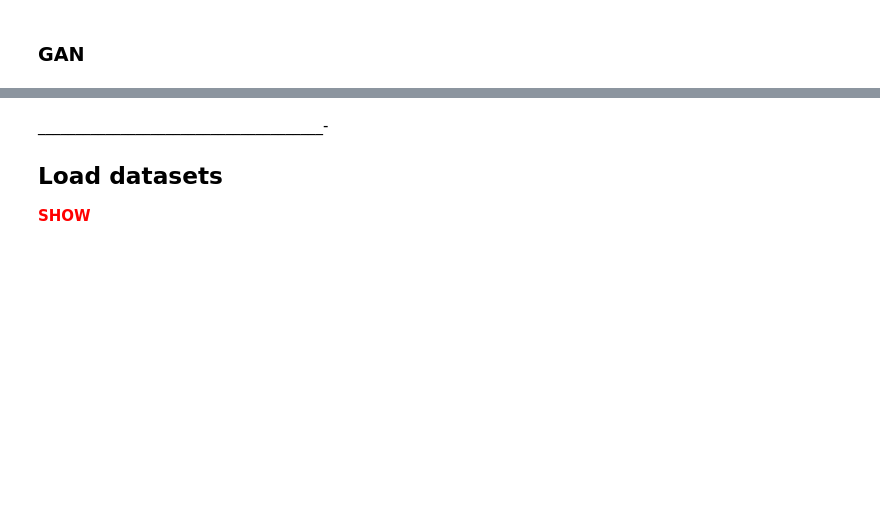
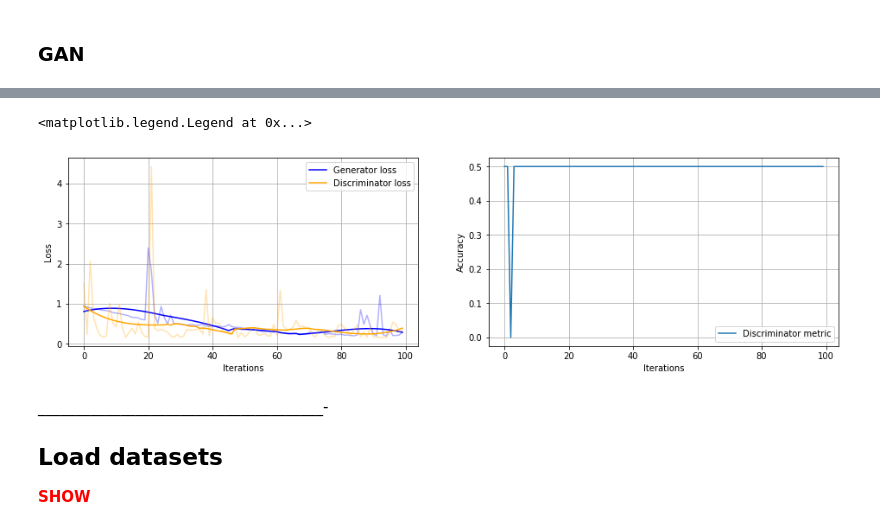
Before and after one commit to pkicsiny/ADL4CV_project, a Jupyter notebook: Unet-GAN.ipynb, the cells around one changed output, grey strips where cells are left out. Drawn from its saved outputs; the diff is of its cells as text; code cells hidden in the pictures; blank space fills up the shorter version.

```diff
--- a/Unet-GAN.ipynb
+++ b/Unet-GAN.ipynb
@@ -345,4 +376,4 @@ class GAN():
 # %%
-gan= GAN(dual=False, augment=True)
+gan= GAN(dual=False, augment=False, past=1, g_dropout=0.1, d_dropout=0.3, batchnorm=True, obj=1, bce_s=0)
 gan.combined.loss
 # %% [output]
@@ -350,3 +385,3 @@ gan.combined.loss
 # %%
-gan.train(epochs=10,dataset="5min", d_epochs=1, batch_size=64)
+gan.train(epochs=100,dataset="5min", d_epochs=1, batch_size=64, overfit=True)
 # %% [output]
@@ -370,23 +405,27 @@ Shape of test truth:  (1000, 64, 64, 1)
 # %%
 f = plt.figure(figsize=(16,4))
 ax = f.add_subplot(121)
 ax2 = f.add_subplot(122)
 
 g_labels = ["Generator loss"]+gan.combined.loss
 #loop over gen loss components
-for curve in range(np.shape(gan.log["g_loss"])[-1]):
-    ax.plot(np.array(gan.log["g_loss"])[:,curve] ,label=g_labels[curve])
-ax.plot(gan.log["d_loss"],label="Discriminator loss")
+#for curve in range(np.shape(gan.log["g_loss"])[-1]):
+ax.plot(np.array(gan.log["g_loss"])[:,0] , alpha=0.3, c="b")
+ax.plot(src.smooth(np.array(gan.log["g_loss"])[:,0]) ,label=g_labels[0], c="b")
+ax.plot(gan.log["d_loss"], alpha=0.3, c="orange")
+ax.plot(src.smooth(gan.log["d_loss"]),label="Discriminator loss", c="orange")
 ax.grid()
 ax.set_xlabel("Iterations")
 ax.set_ylabel("Loss")
 ax.legend(loc="best")
 
-ax2.plot(gan.log["g_metric"],label="Generator metric")
 ax2.plot(gan.log["d_metric"],label="Discriminator metric")
 ax2.grid()
 ax2.set_xlabel("Iterations")
 ax2.set_ylabel("Accuracy")
 ax2.legend(loc="best")
 
-plt.show()
+#plt.savefig("GAN_training")
+# %% [output]
+<matplotlib.legend.Legend at 0x...>
+[figure, added]
```
Also changed, not shown: parts of 29 cells of this notebook, 18 other files.
